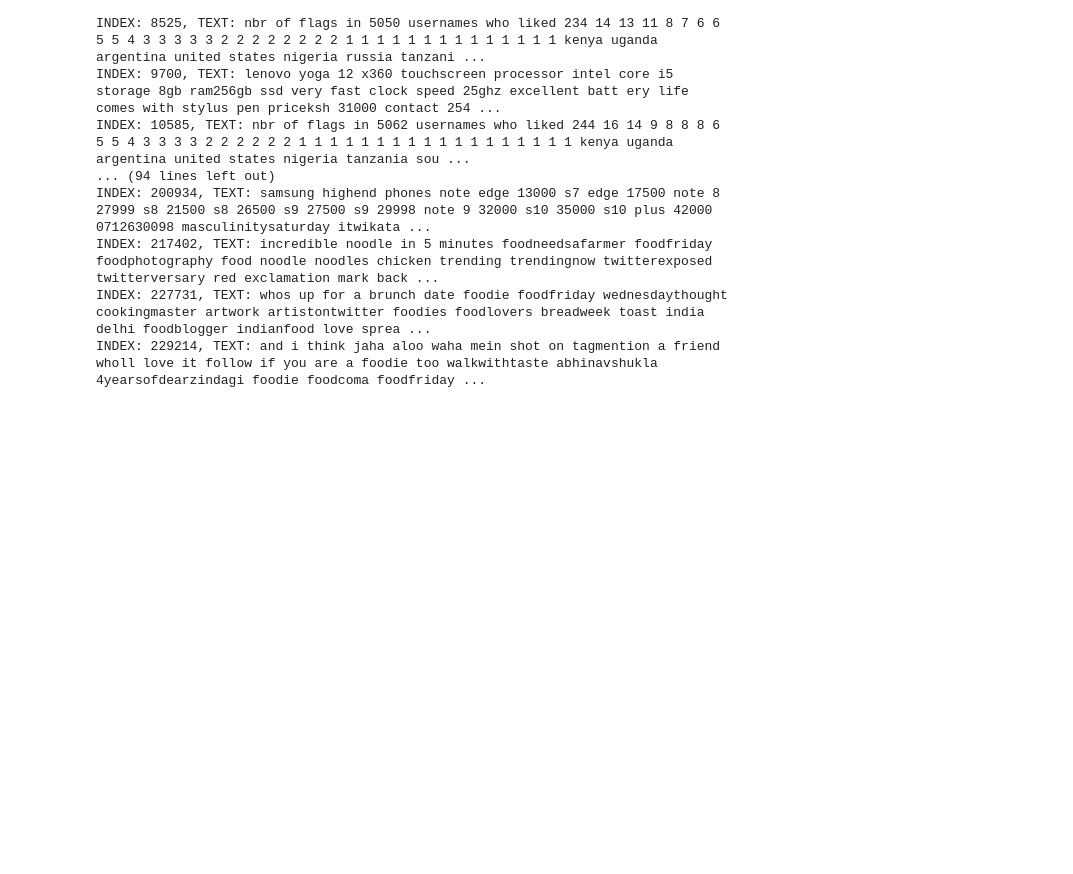
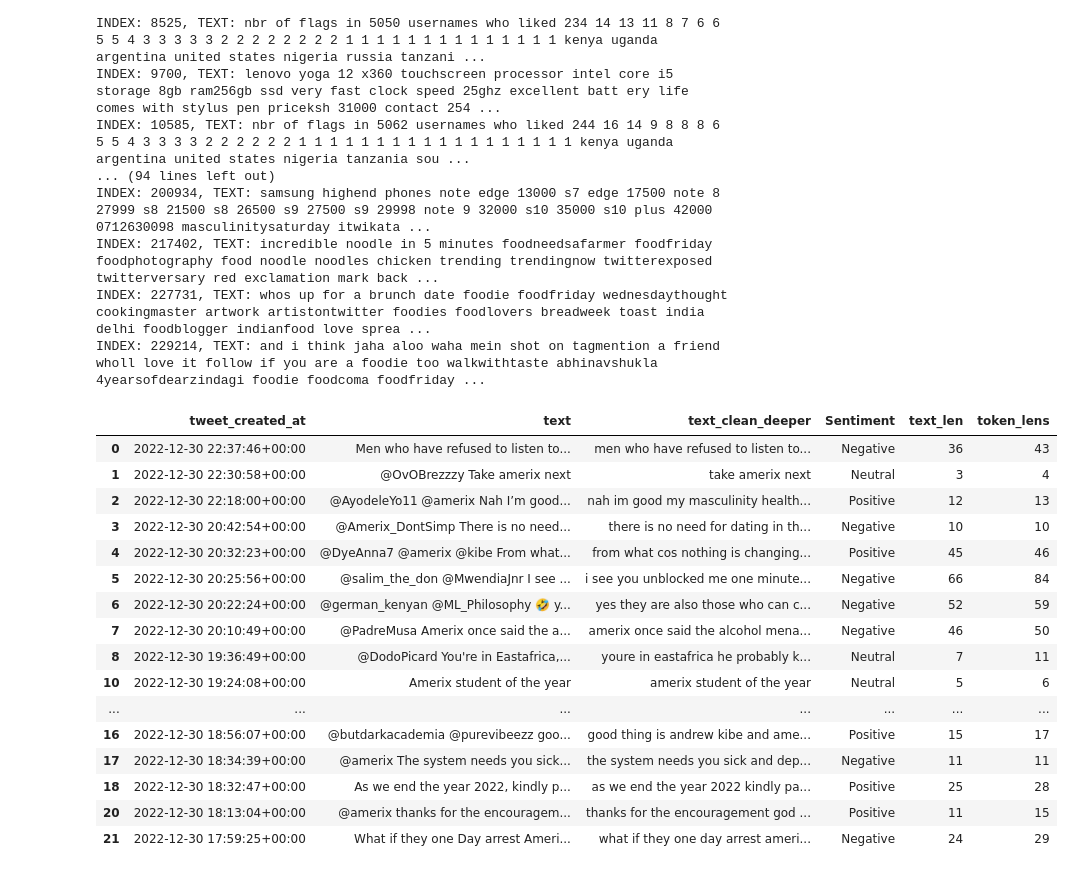
Before and after one commit to wessware/sentiment_analysis_on_masculinity_saturday, a Jupyter notebook: emoji-tokenization-dataprocessing.ipynb, the cells around one changed output. Drawn from its saved outputs; the diff is of its cells as text; code cells hidden in the pictures; blank space fills up the shorter version.

Commit message:
token column append

```diff
--- a/emoji-tokenization-dataprocessing.ipynb
+++ b/emoji-tokenization-dataprocessing.ipynb
@@ -468,3 +468,25 @@ INDEX: 200934, TEXT: samsung highend phones note edge 13000 s7 edge 17500 note 8
 INDEX: 217402, TEXT: incredible noodle in 5 minutes foodneedsafarmer foodfriday foodphotography food noodle noodles chicken trending trendingnow twitterexposed twitterversary red exclamation mark back ...
 INDEX: 227731, TEXT: whos up for a brunch date foodie foodfriday wednesdaythought cookingmaster artwork artistontwitter foodies foodlovers breadweek toast india delhi foodblogger indianfood love sprea ...
 INDEX: 229214, TEXT: and i think jaha aloo waha mein shot on tagmention a friend wholl love it follow if you are a foodie too walkwithtaste abhinavshukla 4yearsofdearzindagi foodie foodcoma foodfriday ...
+# %%
+df['token_lens'] = token_lens
+# %%
+df.head(20)
+# %% [output]
+|  | tweet_created_at | text | text_clean_deeper | Sentiment | text_len | token_lens |
+| 0 | 2022-12-30 22:37:46+00:00 | Men who have refused to listen to... | men who have refused to listen to... | Negative | 36 | 43 |
+| 1 | 2022-12-30 22:30:58+00:00 | @OvOBrezzzy Take amerix next | take amerix next | Neutral | 3 | 4 |
+| 2 | 2022-12-30 22:18:00+00:00 | @AyodeleYo11 @amerix Nah I’m good... | nah im good my masculinity health... | Positive | 12 | 13 |
+| 3 | 2022-12-30 20:42:54+00:00 | @Amerix_DontSimp There is no need... | there is no need for dating in th... | Negative | 10 | 10 |
+| 4 | 2022-12-30 20:32:23+00:00 | @DyeAnna7 @amerix @kibe From what... | from what cos nothing is changing... | Positive | 45 | 46 |
+| 5 | 2022-12-30 20:25:56+00:00 | @salim_the_don @MwendiaJnr I see ... | i see you unblocked me one minute... | Negative | 66 | 84 |
+| 6 | 2022-12-30 20:22:24+00:00 | @german_kenyan @ML_Philosophy 🤣 y... | yes they are also those who can c... | Negative | 52 | 59 |
+| 7 | 2022-12-30 20:10:49+00:00 | @PadreMusa Amerix once said the a... | amerix once said the alcohol mena... | Negative | 46 | 50 |
+| 8 | 2022-12-30 19:36:49+00:00 | @DodoPicard You're in Eastafrica,... | youre in eastafrica he probably k... | Neutral | 7 | 11 |
+| 10 | 2022-12-30 19:24:08+00:00 | Amerix student of the year | amerix student of the year | Neutral | 5 | 6 |
+| ... | ... | ... | ... | ... | ... | ... |
+| 16 | 2022-12-30 18:56:07+00:00 | @butdarkacademia @purevibeezz goo... | good thing is andrew kibe and ame... | Positive | 15 | 17 |
+| 17 | 2022-12-30 18:34:39+00:00 | @amerix The system needs you sick... | the system needs you sick and dep... | Negative | 11 | 11 |
+| 18 | 2022-12-30 18:32:47+00:00 | As we end the year 2022, kindly p... | as we end the year 2022 kindly pa... | Positive | 25 | 28 |
+| 20 | 2022-12-30 18:13:04+00:00 | @amerix thanks for the encouragem... | thanks for the encouragement god ... | Positive | 11 | 15 |
+| 21 | 2022-12-30 17:59:25+00:00 | What if they one Day arrest Ameri... | what if they one day arrest ameri... | Negative | 24 | 29 |
```
